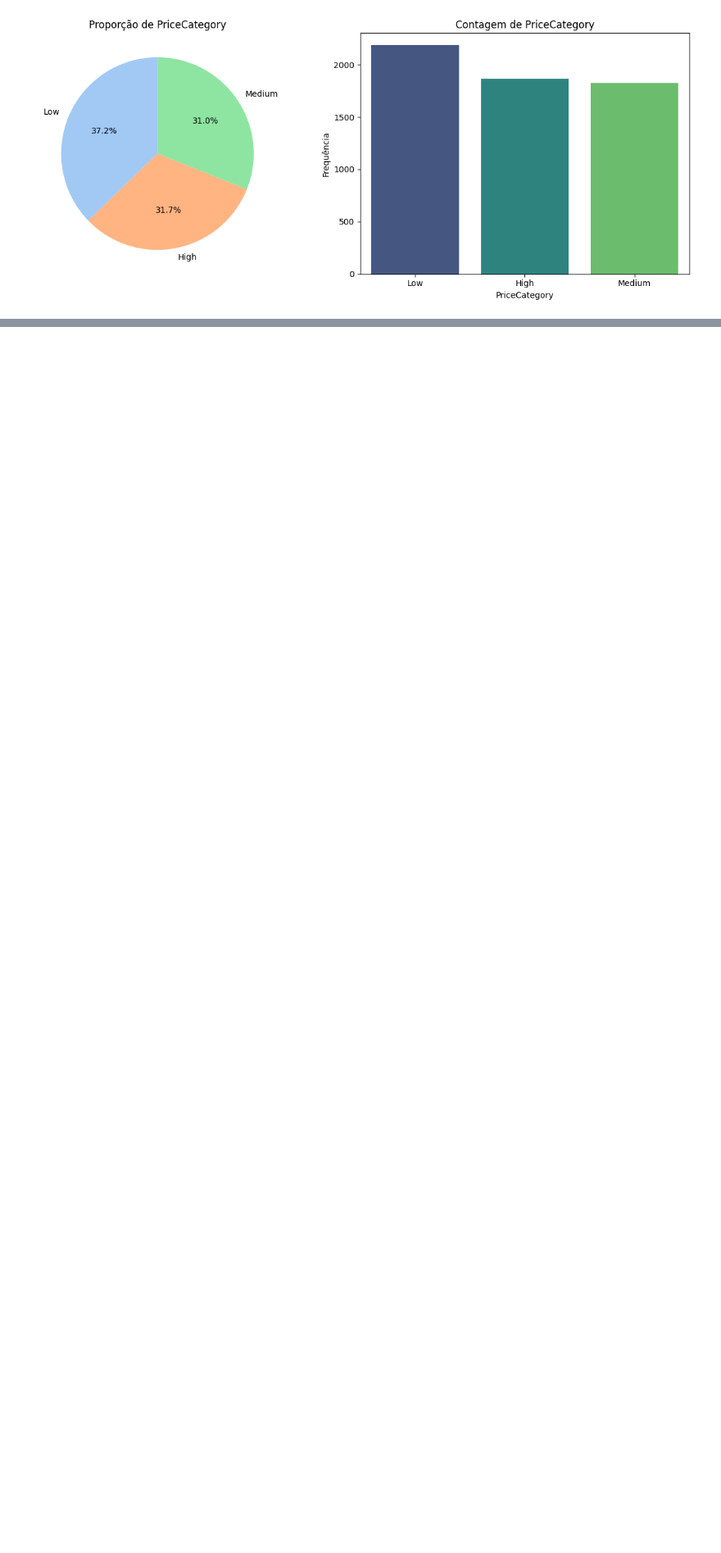
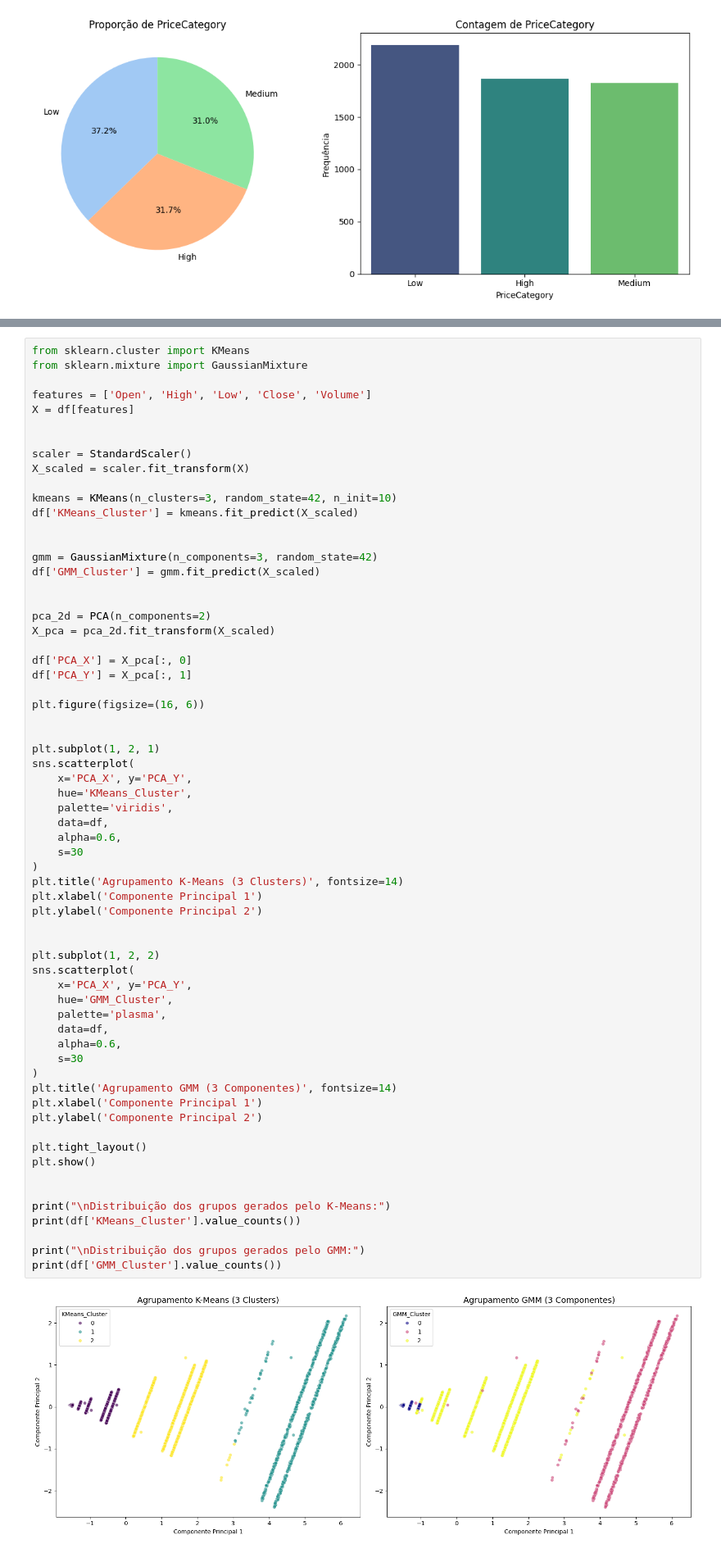
Before and after one commit to iTzK1/ProjetoBitcoin, a Jupyter notebook: ProjetoKauan.ipynb, the cells around one changed output, grey strips where cells are left out. Shown at 82% size. Saved outputs shown, nothing was run; the diff lists cells and outputs as text; blank space fills up the shorter version.

```diff
--- a/ProjetoKauan.ipynb
+++ b/ProjetoKauan.ipynb
@@ -491,0 +523,66 @@ Name: Close, dtype: float64
+# %%
+from sklearn.cluster import KMeans
+from sklearn.mixture import GaussianMixture
+
+features = ['Open', 'High', 'Low', 'Close', 'Volume']
+X = df[features]
+
+
+scaler = StandardScaler()
+X_scaled = scaler.fit_transform(X)
+
+kmeans = KMeans(n_clusters=3, random_state=42, n_init=10)
+df['KMeans_Cluster'] = kmeans.fit_predict(X_scaled)
+
+
+gmm = GaussianMixture(n_components=3, random_state=42)
+df['GMM_Cluster'] = gmm.fit_predict(X_scaled)
+
+
+pca_2d = PCA(n_components=2)
+X_pca = pca_2d.fit_transform(X_scaled)
+
+df['PCA_X'] = X_pca[:, 0]
+df['PCA_Y'] = X_pca[:, 1]
+
+plt.figure(figsize=(16, 6))
+
+
+plt.subplot(1, 2, 1)
+sns.scatterplot(
+    x='PCA_X', y='PCA_Y',
+    hue='KMeans_Cluster',
+    palette='viridis',
+    data=df,
+    alpha=0.6,
+    s=30
+)
+plt.title('Agrupamento K-Means (3 Clusters)', fontsize=14)
+plt.xlabel('Componente Principal 1')
+plt.ylabel('Componente Principal 2')
+
+
+plt.subplot(1, 2, 2)
+sns.scatterplot(
+    x='PCA_X', y='PCA_Y',
+    hue='GMM_Cluster',
+    palette='plasma',
+    data=df,
+    alpha=0.6,
+    s=30
+)
+plt.title('Agrupamento GMM (3 Componentes)', fontsize=14)
+plt.xlabel('Componente Principal 1')
+plt.ylabel('Componente Principal 2')
+
+plt.tight_layout()
+plt.show()
+
+
+print("\nDistribuição dos grupos gerados pelo K-Means:")
+print(df['KMeans_Cluster'].value_counts())
+
+print("\nDistribuição dos grupos gerados pelo GMM:")
+print(df['GMM_Cluster'].value_counts())
+# %% [output]
+[figure, added]
```
Also changed, not shown: parts of 5 cells of this notebook.
